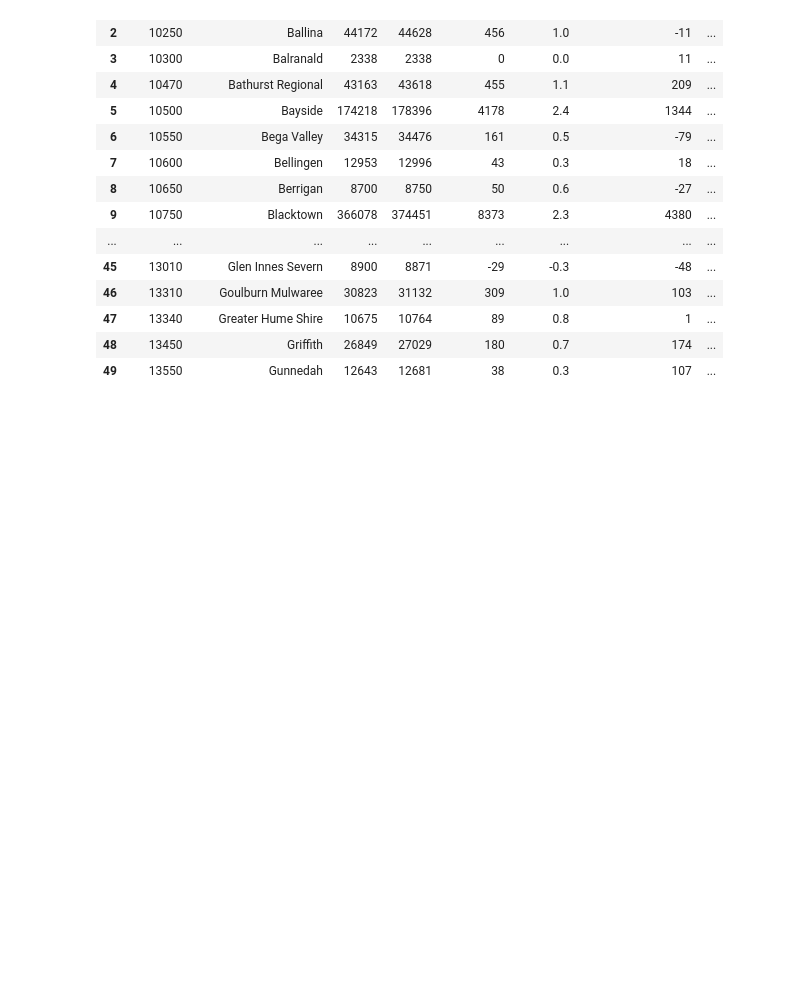
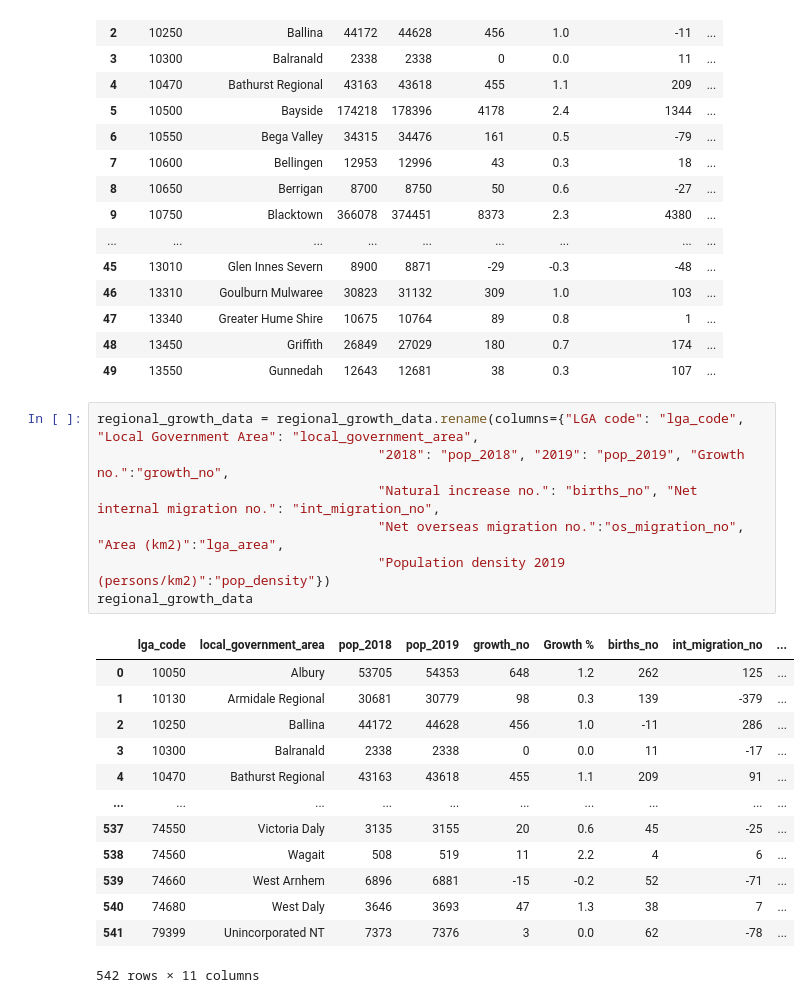
Before and after one commit to LP-116/ETL-Project, a Jupyter notebook: regional_growth.ipynb, the cells around one changed output. Cells and saved outputs as stored; diff of their text form; blank space fills up the shorter version.

```diff
--- a/regional_growth.ipynb
+++ b/regional_growth.ipynb
@@ -41,3 +41,24 @@ regional_growth_data.head(50)
 | 47 | 13340 | Greater Hume Shire | 10675 | 10764 | 89 | 0.8 | 1 | ... |
 | 48 | 13450 | Griffith | 26849 | 27029 | 180 | 0.7 | 174 | ... |
 | 49 | 13550 | Gunnedah | 12643 | 12681 | 38 | 0.3 | 107 | ... |
+# %%
+regional_growth_data = regional_growth_data.rename(columns={"LGA code": "lga_code", "Local Government Area": "local_government_area",
+                                    "2018": "pop_2018", "2019": "pop_2019", "Growth no.":"growth_no",
+                                    "Natural increase no.": "births_no", "Net internal migration no.": "int_migration_no",
+                                    "Net overseas migration no.":"os_migration_no", "Area (km2)":"lga_area",
+                                    "Population density 2019 (persons/km2)":"pop_density"})
+regional_growth_data
+# %% [output]
+|  | lga_code | local_government_area | pop_2018 | pop_2019 | growth_no | Growth % | births_no | int_migration_no | ... |
+| 0 | 10050 | Albury | 53705 | 54353 | 648 | 1.2 | 262 | 125 | ... |
+| 1 | 10130 | Armidale Regional | 30681 | 30779 | 98 | 0.3 | 139 | -379 | ... |
+| 2 | 10250 | Ballina | 44172 | 44628 | 456 | 1.0 | -11 | 286 | ... |
+| 3 | 10300 | Balranald | 2338 | 2338 | 0 | 0.0 | 11 | -17 | ... |
+| 4 | 10470 | Bathurst Regional | 43163 | 43618 | 455 | 1.1 | 209 | 91 | ... |
+| ... | ... | ... | ... | ... | ... | ... | ... | ... | ... |
+| 537 | 74550 | Victoria Daly | 3135 | 3155 | 20 | 0.6 | 45 | -25 | ... |
+| 538 | 74560 | Wagait | 508 | 519 | 11 | 2.2 | 4 | 6 | ... |
+| 539 | 74660 | West Arnhem | 6896 | 6881 | -15 | -0.2 | 52 | -71 | ... |
+| 540 | 74680 | West Daly | 3646 | 3693 | 47 | 1.3 | 38 | 7 | ... |
+| 541 | 79399 | Unincorporated NT | 7373 | 7376 | 3 | 0.0 | 62 | -78 | ... |
+542 rows × 11 columns
```
Also changed, not shown: parts of 2 cells of this notebook.
